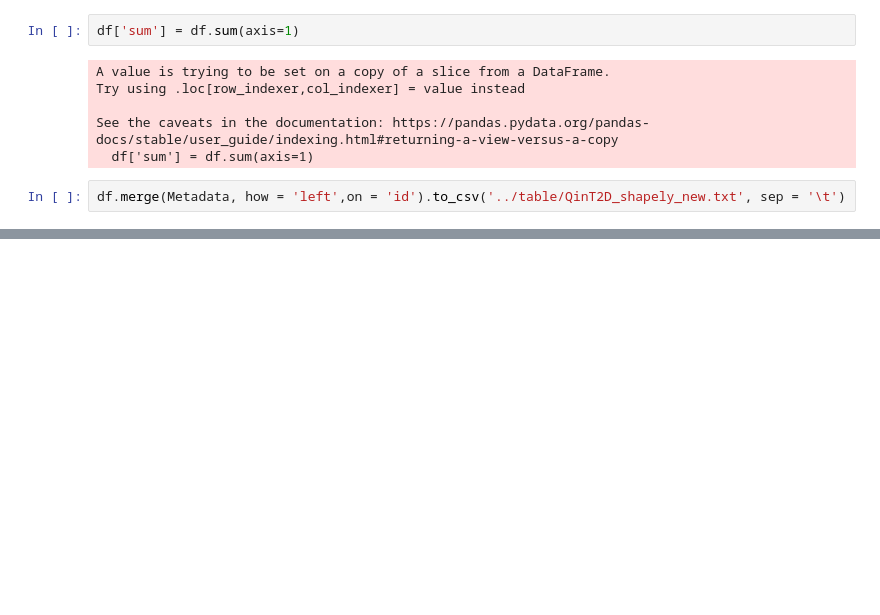
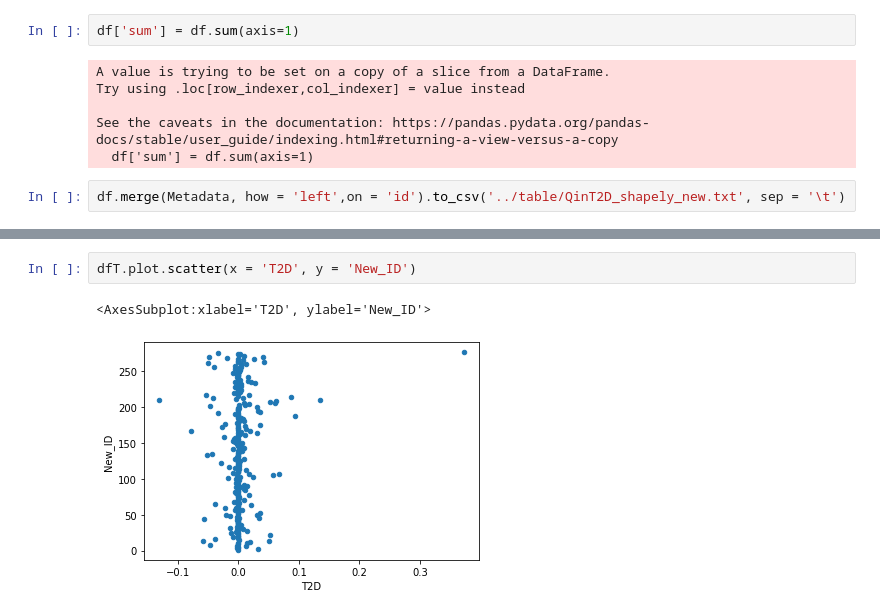
Before and after one commit to jindongmin/Meta_diseases_analyses, a Jupyter notebook: ipynb/SHAP_plots.ipynb, the cells around one changed output, grey strips where cells are left out. Saved outputs shown, nothing was run; the diff lists cells and outputs as text; blank space fills up the shorter version.

```diff
--- a/ipynb/SHAP_plots.ipynb
+++ b/ipynb/SHAP_plots.ipynb
@@ -39,0 +119,5 @@ df.merge(Metadata, how = 'left',on = 'id').to_csv('../table/QinT2D_shapely_new.t
+# %%
+dfT.plot.scatter(x = 'T2D', y = 'New_ID')
+# %% [output]
+<AxesSubplot:xlabel='T2D', ylabel='New_ID'>
+[figure, added]
```
Also changed, not shown: parts of 10 cells of this notebook.
